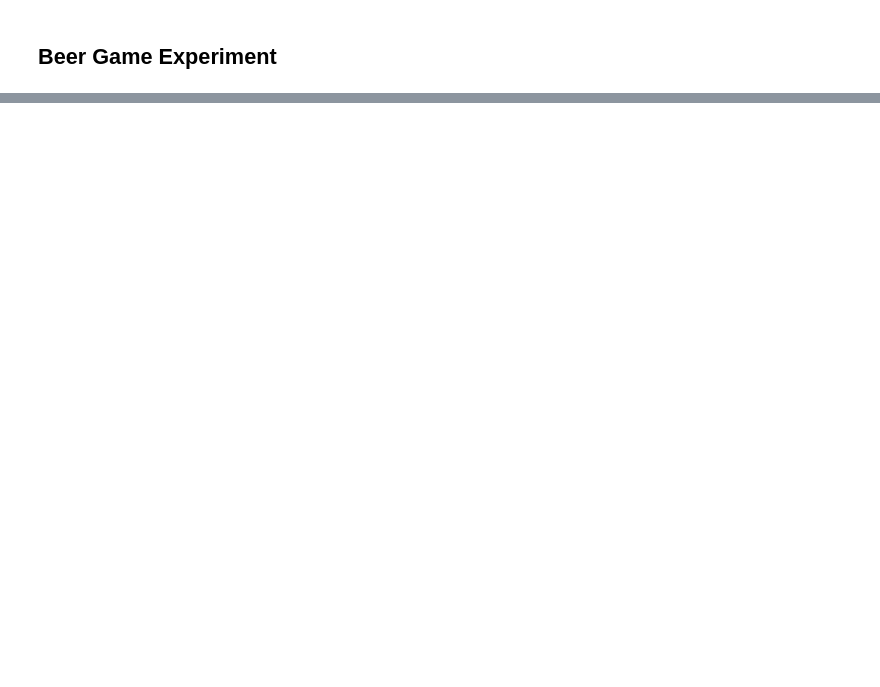
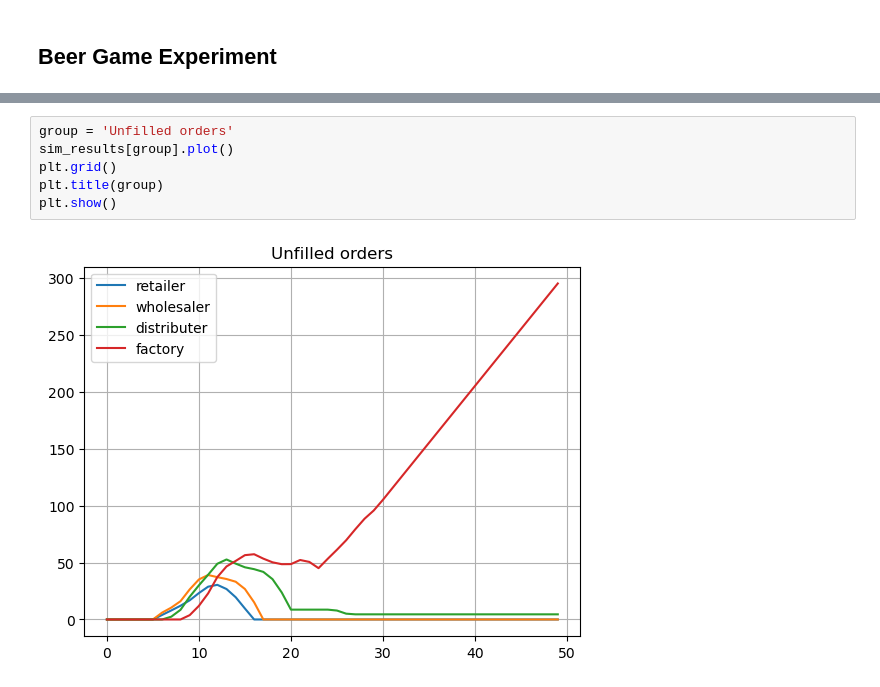
Before and after one commit to billtubbs/prod-inv-control, a Jupyter notebook: beer-game-1989/Sterman-1989-beer-game-functions.ipynb, the cells around one changed output, grey strips where cells are left out. Saved outputs shown, nothing was run; the diff lists cells and outputs as text; blank space fills up the shorter version.

```diff
--- a/beer-game-1989/Sterman-1989-beer-game-functions.ipynb
+++ b/beer-game-1989/Sterman-1989-beer-game-functions.ipynb
@@ -162,0 +608,8 @@ assert calc_adjustment_for_stock_t(12, 10, 0.5) == -1
+# %%
+group = 'Unfilled orders'
+sim_results[group].plot()
+plt.grid()
+plt.title(group)
+plt.show()
+# %% [output]
+[figure, added]
```
Also changed, not shown: parts of 26 cells of this notebook.
